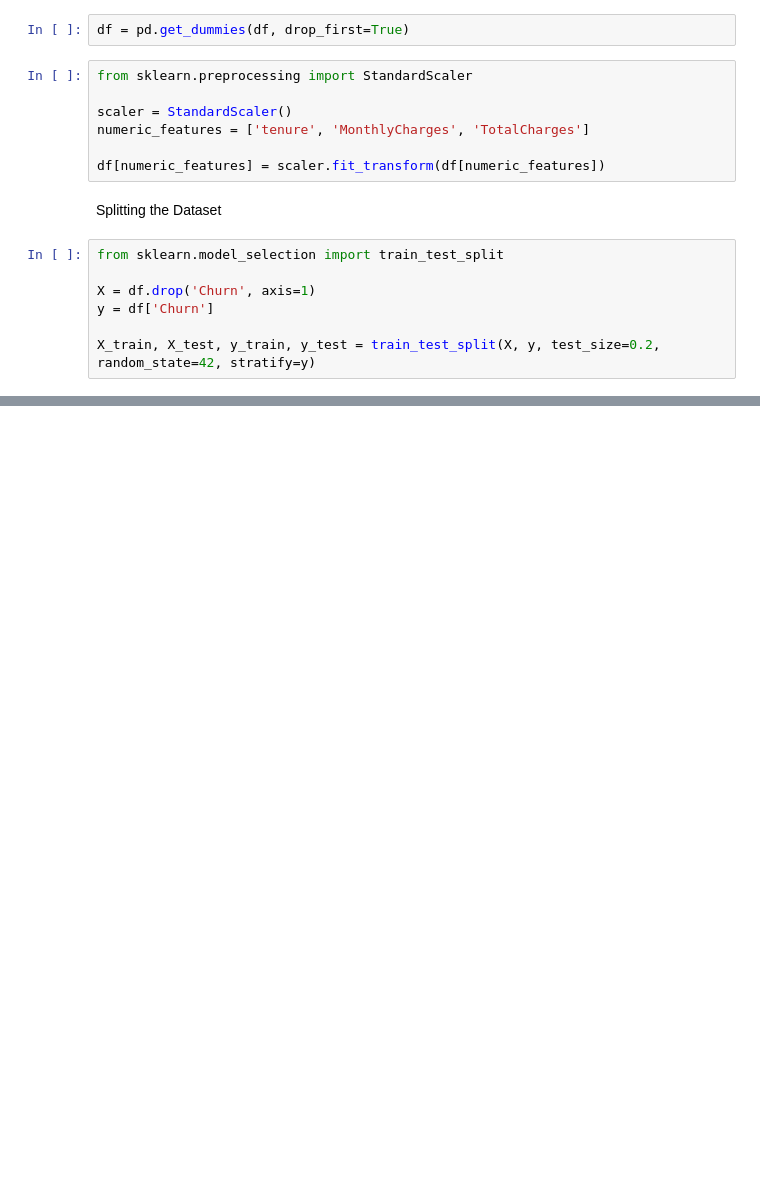
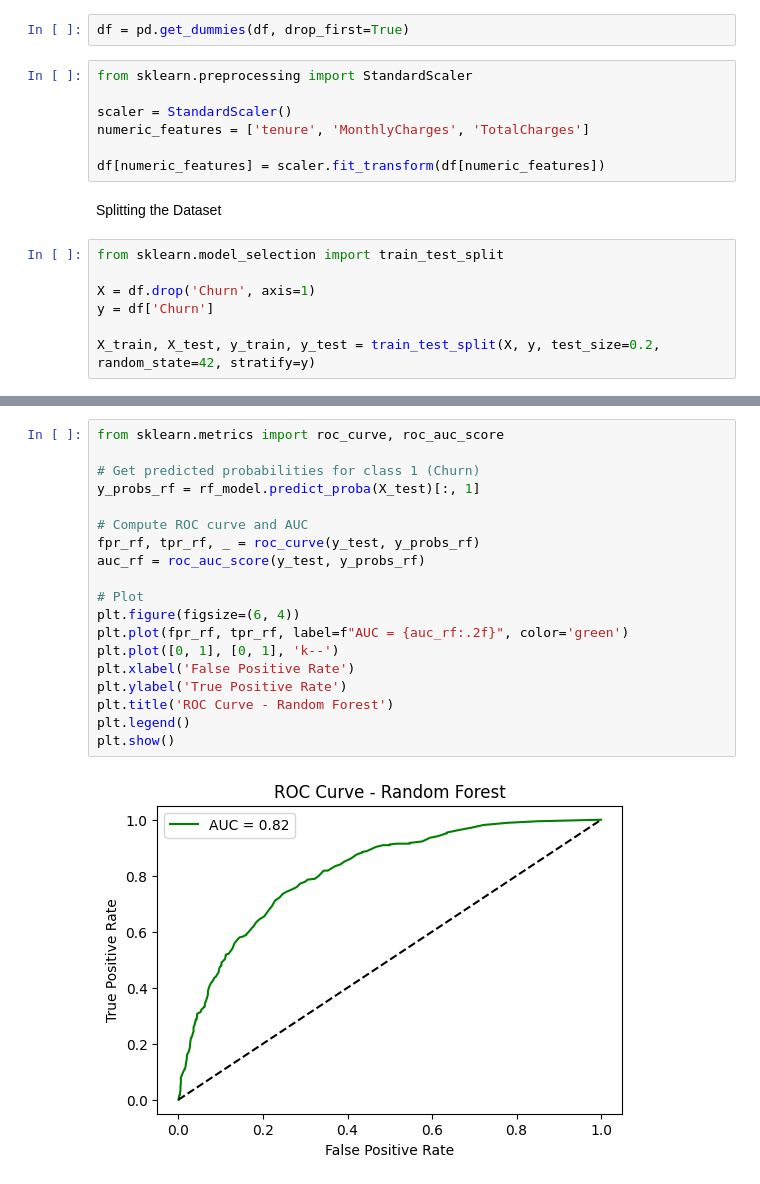
Before and after one commit to saikumartech/Customer-Churn-Prediction-Retention-Dashboard-, a Jupyter notebook: Customer_Churn_Prediction_&_Retention_Dashboard.ipynb, the cells around one changed output, grey strips where cells are left out. Saved outputs shown, nothing was run; the diff lists cells and outputs as text; blank space fills up the shorter version.

```diff
--- a/Customer_Churn_Prediction_&_Retention_Dashboard.ipynb
+++ b/Customer_Churn_Prediction_&_Retention_Dashboard.ipynb
@@ -296,0 +378,21 @@ X_train, X_test, y_train, y_test = train_test_split(X, y, test_size=0.2, random_
+# %%
+from sklearn.metrics import roc_curve, roc_auc_score
+
+# Get predicted probabilities for class 1 (Churn)
+y_probs_rf = rf_model.predict_proba(X_test)[:, 1]
+
+# Compute ROC curve and AUC
+fpr_rf, tpr_rf, _ = roc_curve(y_test, y_probs_rf)
+auc_rf = roc_auc_score(y_test, y_probs_rf)
+
+# Plot
+plt.figure(figsize=(6, 4))
+plt.plot(fpr_rf, tpr_rf, label=f"AUC = {auc_rf:.2f}", color='green')
+plt.plot([0, 1], [0, 1], 'k--')
+plt.xlabel('False Positive Rate')
+plt.ylabel('True Positive Rate')
+plt.title('ROC Curve - Random Forest')
+plt.legend()
+plt.show()
+# %% [output]
+[figure, added]
```
Also changed, not shown: parts of 14 cells of this notebook.
